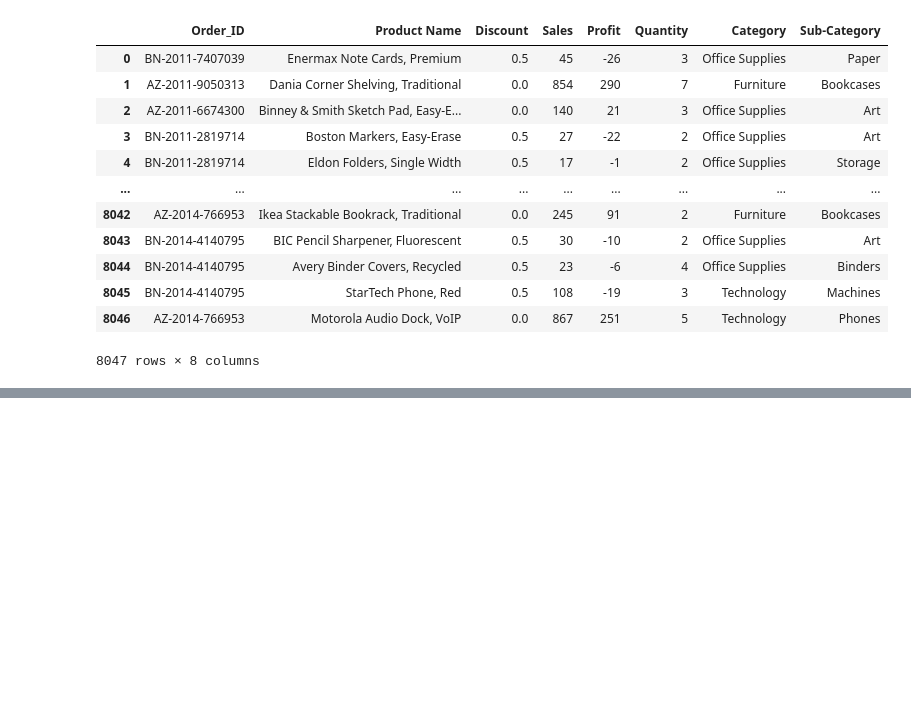
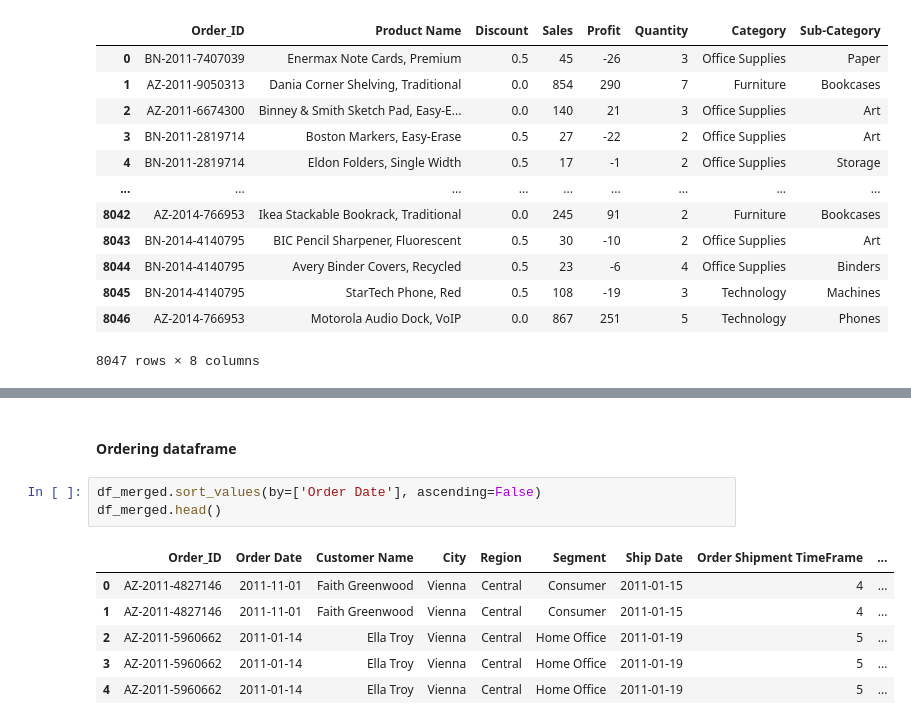
Before and after one commit to cloo-cloo1/UCD-Data-Analytics-for-Marketing, a Jupyter notebook: UCD project Clodagh O Driscoll .ipynb, the cells around one changed output, grey strips where cells are left out. Drawn from its saved outputs; the diff is of its cells as text; blank space fills up the shorter version.

```diff
--- a/UCD project Clodagh O Driscoll .ipynb
+++ b/UCD project Clodagh O Driscoll .ipynb
@@ -43,0 +112,12 @@ KeyError: 'Order ID'
+# %% [markdown]
+#### Ordering dataframe
+# %%
+df_merged.sort_values(by=['Order Date'], ascending=False)
+df_merged.head()
+# %% [output]
+|  | Order_ID | Order Date | Customer Name | City | Region | Segment | Ship Date | Order Shipment TimeFrame | ... |
+| 0 | AZ-2011-4827146 | 2011-11-01 | Faith Greenwood | Vienna | Central | Consumer | 2011-01-15 | 4 | ... |
+| 1 | AZ-2011-4827146 | 2011-11-01 | Faith Greenwood | Vienna | Central | Consumer | 2011-01-15 | 4 | ... |
+| 2 | AZ-2011-5960662 | 2011-01-14 | Ella Troy | Vienna | Central | Home Office | 2011-01-19 | 5 | ... |
+| 3 | AZ-2011-5960662 | 2011-01-14 | Ella Troy | Vienna | Central | Home Office | 2011-01-19 | 5 | ... |
+| 4 | AZ-2011-5960662 | 2011-01-14 | Ella Troy | Vienna | Central | Home Office | 2011-01-19 | 5 | ... |
```
Also changed, not shown: parts of 23 cells of this notebook, 1 other file.
